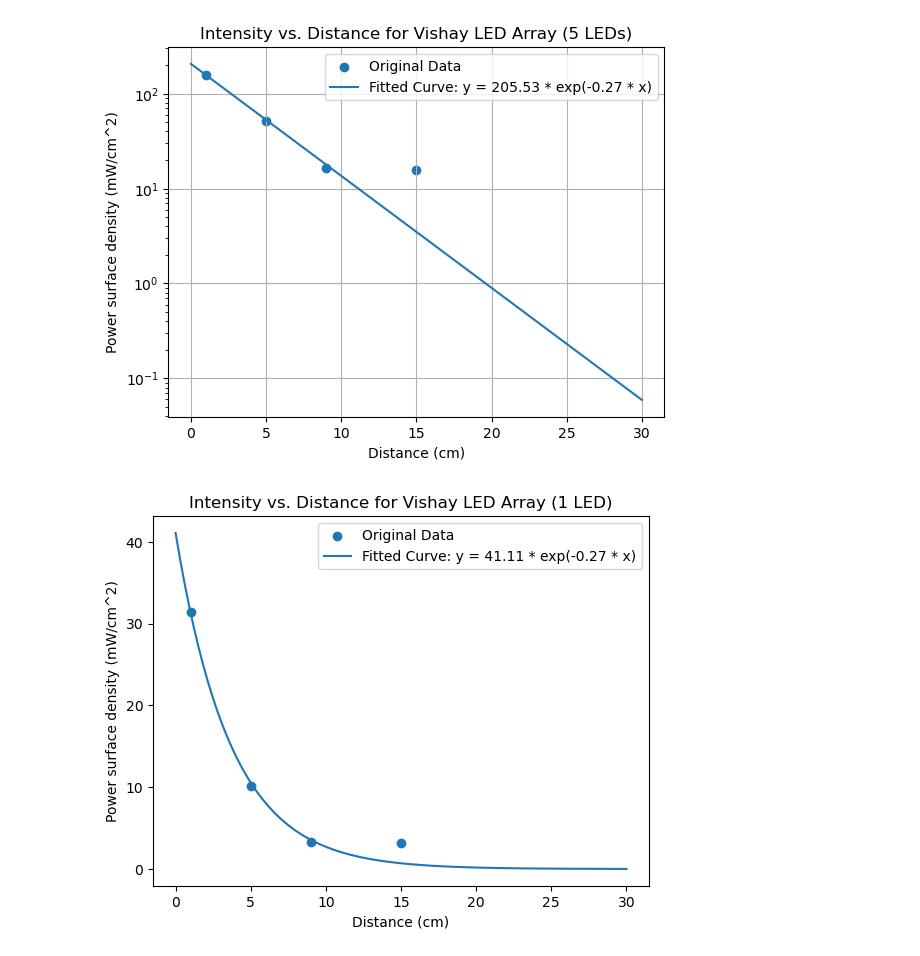
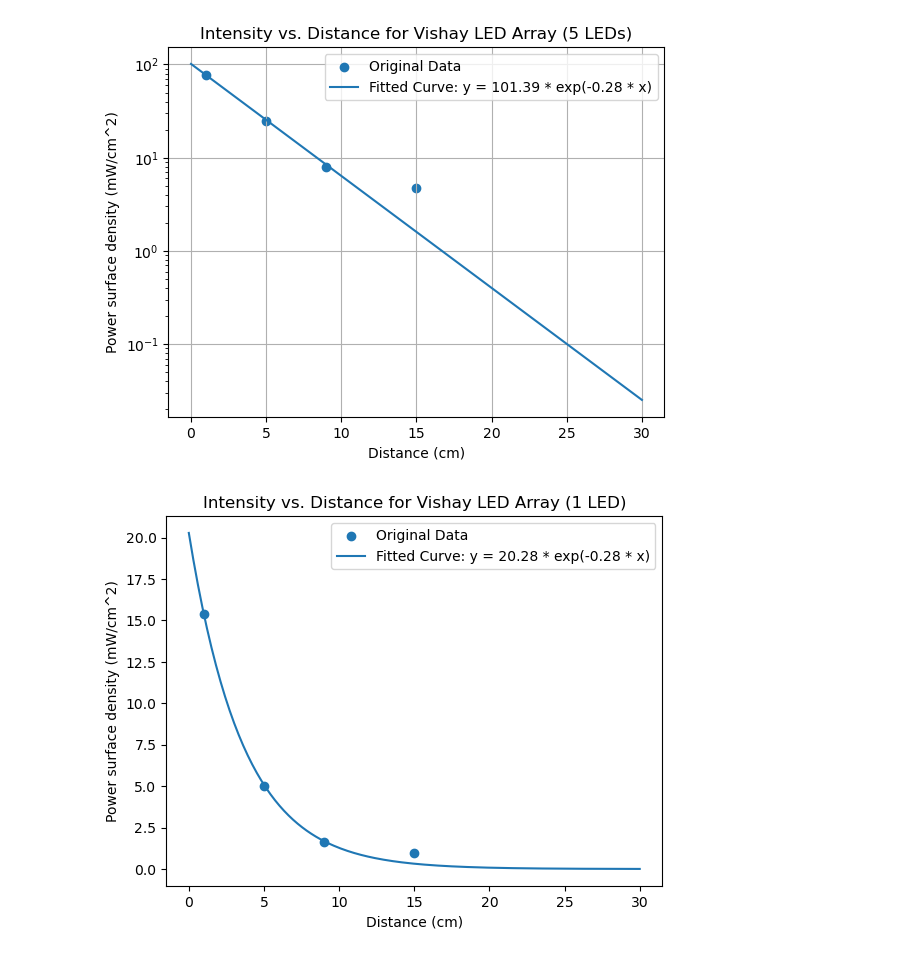
Before and after one commit to feqksa/SomniBrain, a Jupyter notebook: vishay_density.ipynb, the cells around one changed output. Cells and saved outputs as stored; diff of their text form; code cells hidden in the pictures.

```diff
--- a/vishay_density.ipynb
+++ b/vishay_density.ipynb
@@ -11,8 +11,7 @@ import matplotlib.pyplot as plt
 from scipy.optimize import curve_fit
 # %%
 # Your data
-powerVishay = np.array([77, 25, 8, 7.7])
-powerUpdated = powerVishay/0.49
+powerVishay = np.array([77, 25, 8, 4.7]) #mW/cm^2
 dist = np.array([1, 5, 9, 15])
 # %%
 # Define the function you want to fit to the data
@@ -20,7 +19,7 @@ def func(x, a, b):
     return a * np.exp(b * x)
 # %%
 # Use curve_fit to fit the function to the data
-params, covariance = curve_fit(func, dist, powerUpdated)
+params, covariance = curve_fit(func, dist, powerVishay)
 # %%
 # Extract the fitted parameters
 a_fit, b_fit = params
@@ -51,6 +50,6 @@ plt.show()
 # %%
 # Plot the original data and the fitted curve
-plt.scatter(dist, powerUpdated, label='Original Data')
+plt.scatter(dist, powerVishay, label='Original Data')
 plt.plot(x_fit, y_fit, label=f'Fitted Curve: y = {a_fit:.2f} * exp({b_fit:.2f} * x)')
 plt.xlabel('Distance (cm)')
 plt.ylabel('Power surface density (mW/cm^2)')
@@ -60,21 +59,21 @@ plt.grid()
 plt.yscale("log")  # Use a logarithmic scale for better visualization
 plt.show()
 # %% [output]
-[figure, old version]
+[figure, new version]
 # %%
 #number of LEDS per distance to achieve 50
 y_fit_1 = func(x_fit, intensitySource, b_fit)
 
 # Plot the original data and the fitted curve
-plt.scatter(dist, powerUpdated/5, label='Original Data')
+plt.scatter(dist, powerVishay/5, label='Original Data')
 plt.plot(x_fit, y_fit_1, label=f'Fitted Curve: y = {intensitySource:.2f} * exp({b_fit:.2f} * x)')
 plt.xlabel('Distance (cm)')
 plt.ylabel('Power surface density (mW/cm^2)')
 plt.legend()
 plt.title(f"Intensity vs. Distance for Vishay LED Array (1 LED)")
 plt.show()
 # %% [output]
-[figure, old version]
+[figure, new version]
 # %%
 numberLEDs = 50/y_fit_1
 # Plot the number of led needed per distance to achieve
```
Also changed, not shown: parts of 5 cells of this notebook.
